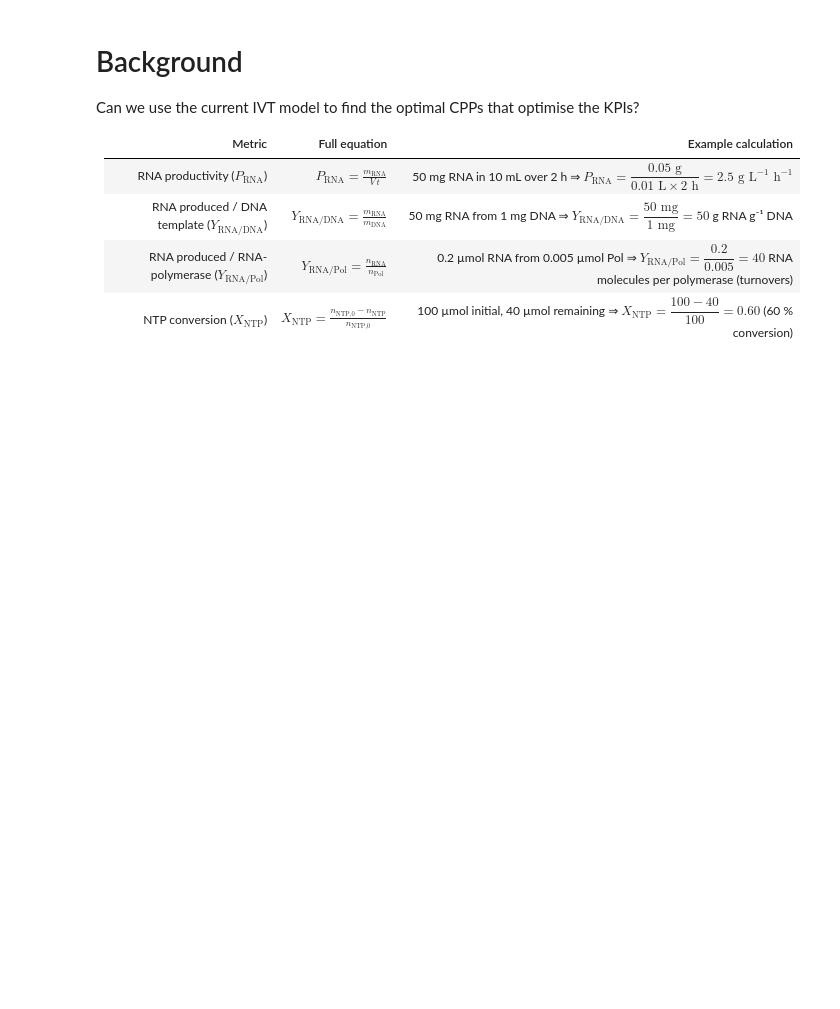
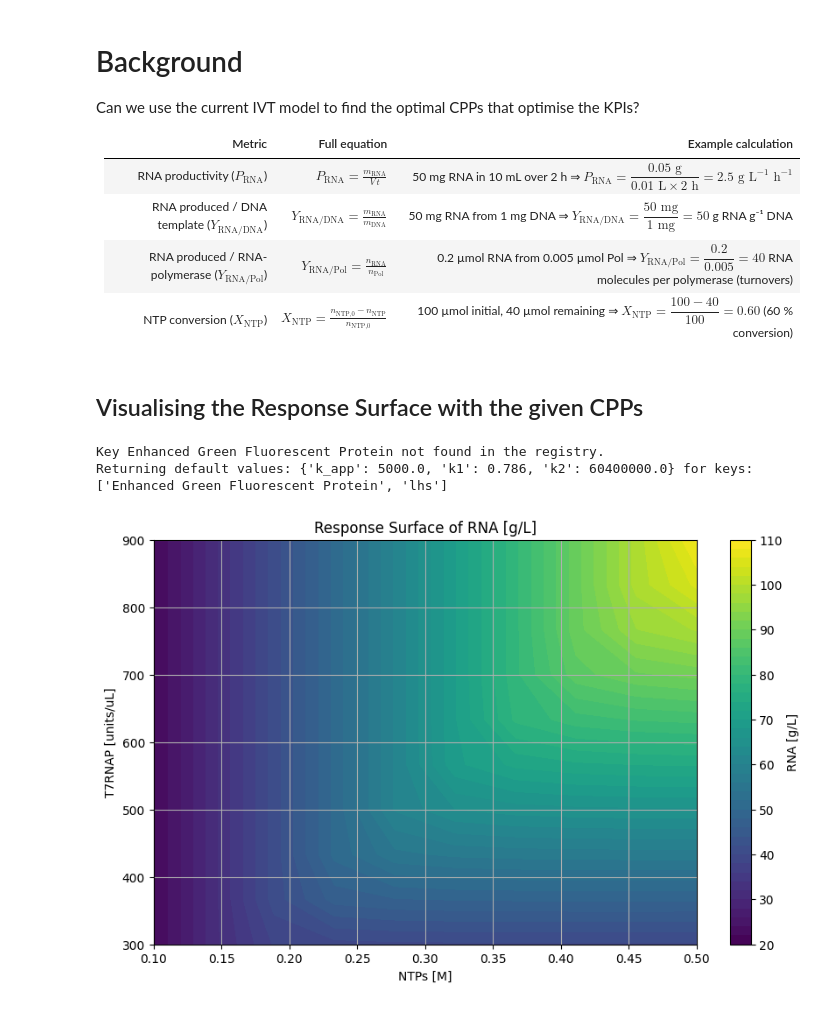
Before and after one commit to kesler20/phd_notebooks, a Jupyter notebook: 2025/07/KPIs and Optimal Operating Ranges.ipynb, the cells around one changed output. Saved outputs shown, nothing was run; the diff lists cells and outputs as text; code cells hidden in the pictures; blank space fills up the shorter version.

```diff
--- a/2025/07/KPIs and Optimal Operating Ranges.ipynb
+++ b/2025/07/KPIs and Optimal Operating Ranges.ipynb
@@ -9,3 +9,52 @@ Can we use the current IVT model to find the optimal CPPs that optimise the KPIs
 | RNA produced / DNA template ($Y_{\text{RNA/DNA}}$)   | $Y_{\text{RNA/DNA}} = \frac{m_{\text{RNA}}}{m_{\text{DNA}}}$                | 50 mg RNA from 1 mg DNA ⇒ $Y_{\text{RNA/DNA}}=\dfrac{50\text{ mg}}{1\text{ mg}}=50$ g RNA g⁻¹ DNA                                     |
 | RNA produced / RNA-polymerase ($Y_{\text{RNA/Pol}}$) | $Y_{\text{RNA/Pol}} = \frac{n_{\text{RNA}}}{n_{\text{Pol}}}$                | 0.2 µmol RNA from 0.005 µmol Pol ⇒ $Y_{\text{RNA/Pol}}=\dfrac{0.2}{0.005}=40$ RNA molecules per polymerase (turnovers)                |
 | NTP conversion ($X_{\text{NTP}}$)                    | $X_{\text{NTP}} = \frac{n_{\text{NTP,0}}-n_{\text{NTP}}}{n_{\text{NTP,0}}}$ | 100 µmol initial, 40 µmol remaining ⇒ $X_{\text{NTP}}=\dfrac{100-40}{100}=0.60$ (60 % conversion)                                     |
+# %% [markdown]
+## Visualising the Response Surface with the given CPPs
+# %%
+import numpy as np
+import matplotlib.pyplot as plt
+from r3.models.assimulo.assimulo_model import AssimuloIVTModel
+import r3.schema as schema
+
+# Define the ranges for NTP and T7 RNA polymerase concentrations
+ntp_range = np.linspace(0.1, 0.5, 10)  # NTP concentration range
+t7_range = np.linspace(300, 900.0, 10)  # T7 RNA polymerase concentration range
+# Define a constant DNA concentration
+dna_concentration = 300.0  # Constant DNA concentration
+
+assimulo_model = AssimuloIVTModel()
+
+# Create a meshgrid for NTP and T7 concentrations
+ntp_mesh, t7_mesh = np.meshgrid(ntp_range, t7_range)
+
+# Preallocate the RNA production mesh
+rna_mesh = np.zeros_like(ntp_mesh)
+
+# Loop over the meshgrid and simulate for each (ntp, t7) pair
+for i in range(ntp_mesh.shape[0]):
+    for j in range(ntp_mesh.shape[1]):
+        ntp = ntp_mesh[i, j]
+        t7 = t7_mesh[i, j]
+        _, _, state = assimulo_model.simulate(
+            NTP_init=ntp,
+            T7tot_init=t7,
+            DNA_init=dna_concentration,
+            t_final=120,
+            get_full_state=True,
+        )
+        rna_mesh[i, j] = state[schema.IVTReactionSchema.RNA_g_L.value].values[-1]
+
+# Plot the contour plot
+plt.figure(figsize=(10, 6))
+contour = plt.contourf(ntp_mesh, t7_mesh, rna_mesh, levels=50, cmap="viridis")
+plt.colorbar(contour, label=schema.IVTReactionSchema.RNA_g_L.value)
+plt.xlabel(schema.IVTReactionSchema.NTP_M.value)
+plt.ylabel(schema.IVTReactionSchema.T7RNAP_u_uL.value)
+plt.title("Response Surface of " + schema.IVTReactionSchema.RNA_g_L.value)
+plt.grid()
+plt.show()
+# %% [output]
+Key Enhanced Green Fluorescent Protein not found in the registry.
+Returning default values: {'k_app': 5000.0, 'k1': 0.786, 'k2': 60400000.0} for keys: ['Enhanced Green Fluorescent Protein', 'lhs']
+[figure, added]
```
Also changed, not shown: parts of 9 cells of this notebook.
